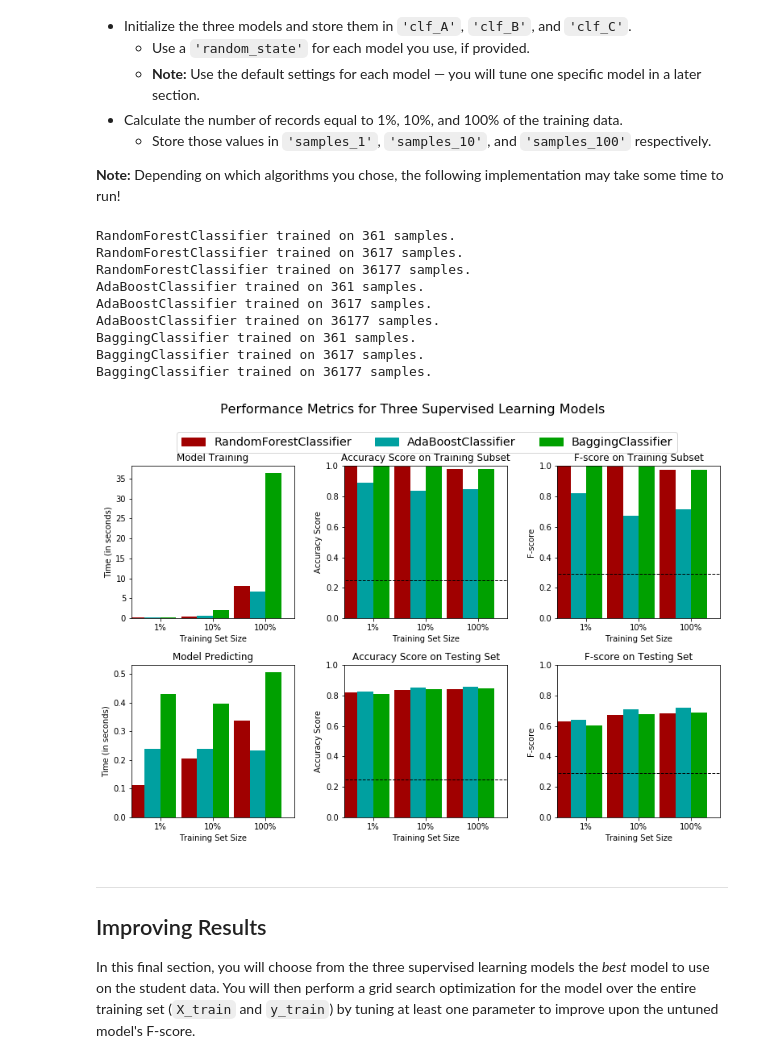
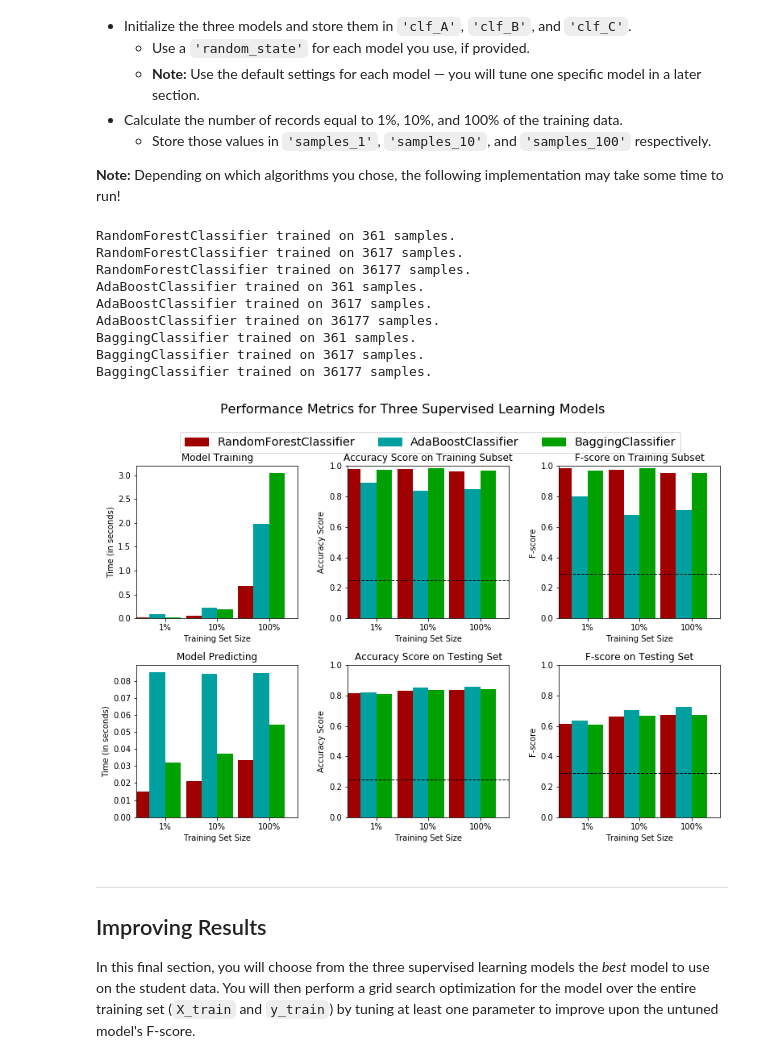
Before and after one commit to AchilleasMarkou/finding-donors, a Jupyter notebook: finding_donors.ipynb, the cells around one changed output. Cells and saved outputs as stored; diff of their text form; code cells hidden in the pictures.

```diff
--- a/finding_donors.ipynb
+++ b/finding_donors.ipynb
@@ -410,40 +410,40 @@ from sklearn.naive_bayes import GaussianNB
 from sklearn.ensemble import BaggingClassifier, RandomForestClassifier, AdaBoostClassifier
 
 # TODO: Initialize the three models
-clf_A = RandomForestClassifier(n_estimators=100)
-clf_B = AdaBoostClassifier(n_estimators=150, learning_rate=0.2)
-clf_C = BaggingClassifier(n_estimators=100)#SGDClassifier()#SVC(C = 1.0, kernel = 'poly')
+clf_A = RandomForestClassifier(random_state = 40)
+clf_B = AdaBoostClassifier(random_state = 40)
+clf_C = BaggingClassifier(random_state = 40)
 
 # TODO: Calculate the number of samples for 1%, 10%, and 100% of the training data
 # HINT: samples_100 is the entire training set i.e. len(y_train)
 # HINT: samples_10 is 10% of samples_100 (ensure to set the count of the values to be `int` and not `float`)
 # HINT: samples_1 is 1% of samples_100 (ensure to set the count of the values to be `int` and not `float`)
 samples_100 = len(y_train)
 samples_10 = int(0.1 * len(y_train))
 samples_1 = int(0.01 * len(y_train))
 
 # Collect results on the learners
 results = {}
 for clf in [clf_A, clf_B, clf_C]:
     clf_name = clf.__class__.__name__
     results[clf_name] = {}
     for i, samples in enumerate([samples_1, samples_10, samples_100]):
         results[clf_name][i] = \
         train_predict(clf, samples, X_train, y_train, X_test, y_test)
 
 # Run metrics visualization for the three supervised learning models chosen
 vs.evaluate(results, accuracy, fscore)
 # %% [output]
 RandomForestClassifier trained on 361 samples.
 RandomForestClassifier trained on 3617 samples.
 RandomForestClassifier trained on 36177 samples.
 AdaBoostClassifier trained on 361 samples.
 AdaBoostClassifier trained on 3617 samples.
 AdaBoostClassifier trained on 36177 samples.
 BaggingClassifier trained on 361 samples.
 BaggingClassifier trained on 3617 samples.
 BaggingClassifier trained on 36177 samples.
-[figure, old version]
+[figure, new version]
 # %% [markdown]
 ----
 ## Improving Results
```
Also changed, not shown: parts of 9 cells of this notebook, 1 other file.
